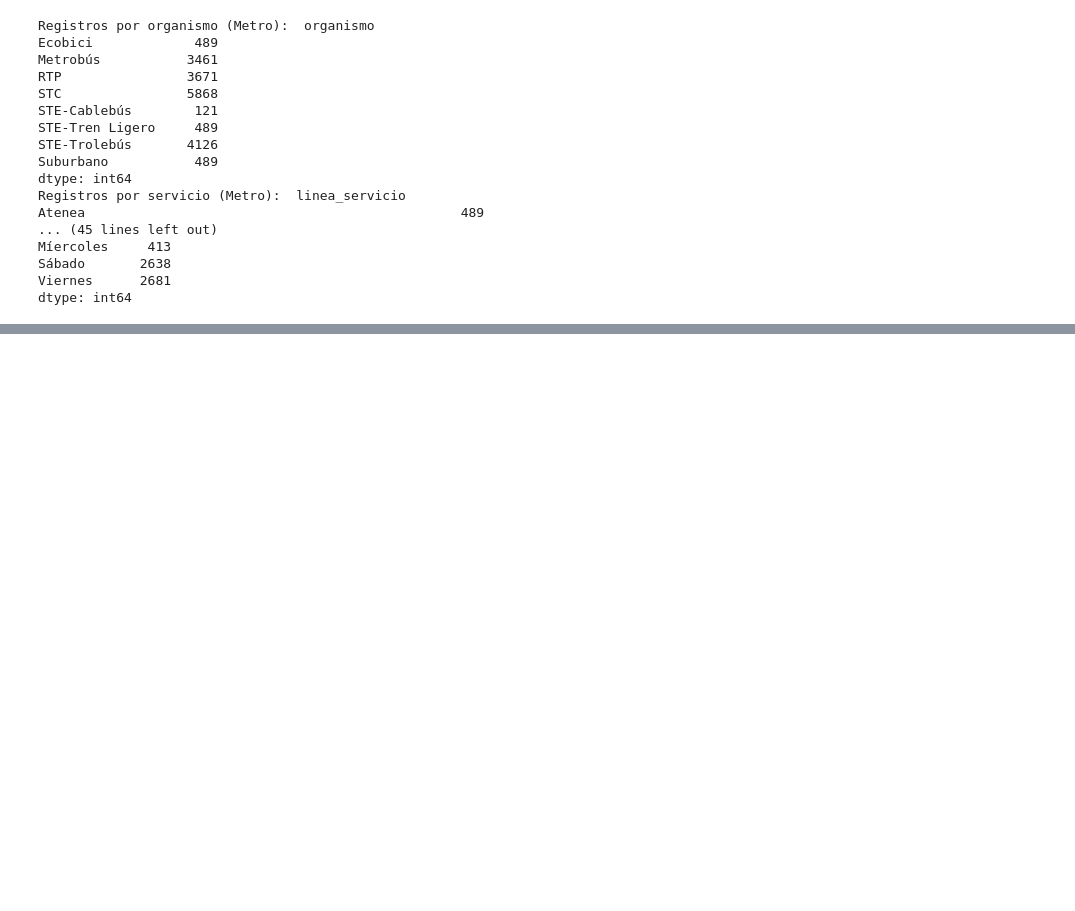
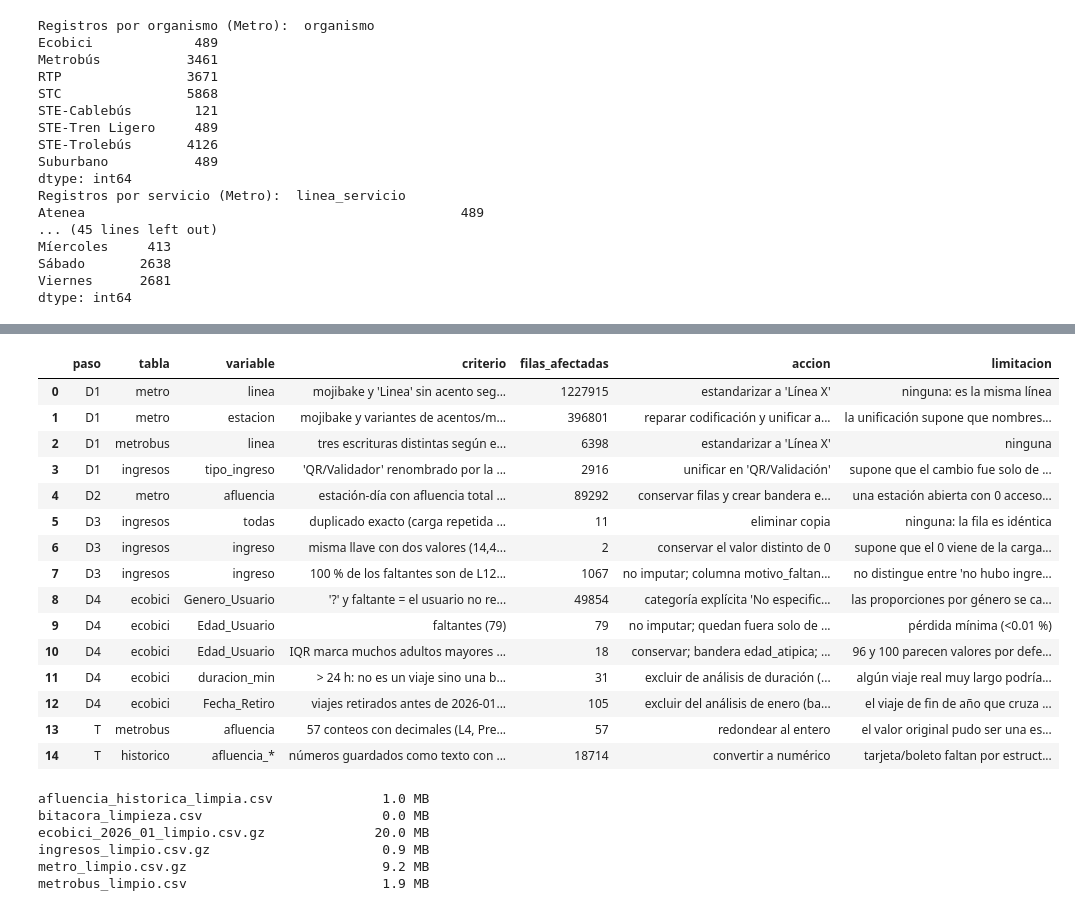
Before and after one commit to Juan-Gallegos7/Movilidad-Urbana-del-Sistema-de-Transporte-CDMX, a Jupyter notebook: Proyecto_Movilidad_CDMX.ipynb, the cells around one changed output, grey strips where cells are left out. Cells and saved outputs as stored; diff of their text form; code cells hidden in the pictures; blank space fills up the shorter version.

Commit message:
Limpieza

```diff
--- a/Proyecto_Movilidad_CDMX.ipynb
+++ b/Proyecto_Movilidad_CDMX.ipynb
@@ -270,0 +792,39 @@ dtype: int64
+# %%
+bitacora = pd.DataFrame(registro)
+display(bitacora)
+
+bitacora.to_csv(OUT_DATA / "bitacora_limpieza.csv", index=False)
+metro.to_csv(OUT_DATA / "metro_limpio.csv.gz", index=False, compression="gzip")
+metrobus.to_csv(OUT_DATA / "metrobus_limpio.csv", index=False)
+ingresos.to_csv(OUT_DATA / "ingresos_limpio.csv.gz", index=False, compression="gzip")
+historico.to_csv(OUT_DATA / "afluencia_historica_limpia.csv", index=False)
+cols_eco = ["genero", "Edad_Usuario", "rango_edad", "edad_atipica", "Ciclo_Estacion_Retiro",
+            "Ciclo_EstacionArribo", "fecha_retiro", "hora_retiro", "dia_semana", "tipo_dia",
+            "duracion_min", "duracion_imposible", "fuera_de_periodo"]
+ecobici[cols_eco].to_csv(OUT_DATA / "ecobici_2026_01_limpio.csv.gz", index=False, compression="gzip")
+
+for f in sorted(OUT_DATA.iterdir()):
+    print(f"{f.name:40s} {f.stat().st_size / 1e6:6.1f} MB")
+# %% [output]
+|  | paso | tabla | variable | criterio | filas_afectadas | accion | limitacion |
+| 0 | D1 | metro | linea | mojibake y 'Linea' sin acento seg... | 1227915 | estandarizar a 'Línea X' | ninguna: es la misma línea |
+| 1 | D1 | metro | estacion | mojibake y variantes de acentos/m... | 396801 | reparar codificación y unificar a... | la unificación supone que nombres... |
+| 2 | D1 | metrobus | linea | tres escrituras distintas según e... | 6398 | estandarizar a 'Línea X' | ninguna |
+| 3 | D1 | ingresos | tipo_ingreso | 'QR/Validador' renombrado por la ... | 2916 | unificar en 'QR/Validación' | supone que el cambio fue solo de ... |
+| 4 | D2 | metro | afluencia | estación-día con afluencia total ... | 89292 | conservar filas y crear bandera e... | una estación abierta con 0 acceso... |
+| 5 | D3 | ingresos | todas | duplicado exacto (carga repetida ... | 11 | eliminar copia | ninguna: la fila es idéntica |
+| 6 | D3 | ingresos | ingreso | misma llave con dos valores (14,4... | 2 | conservar el valor distinto de 0 | supone que el 0 viene de la carga... |
+| 7 | D3 | ingresos | ingreso | 100 % de los faltantes son de L12... | 1067 | no imputar; columna motivo_faltan... | no distingue entre 'no hubo ingre... |
+| 8 | D4 | ecobici | Genero_Usuario | '?' y faltante = el usuario no re... | 49854 | categoría explícita 'No especific... | las proporciones por género se ca... |
+| 9 | D4 | ecobici | Edad_Usuario | faltantes (79) | 79 | no imputar; quedan fuera solo de ... | pérdida mínima (<0.01 %) |
+| 10 | D4 | ecobici | Edad_Usuario | IQR marca muchos adultos mayores ... | 18 | conservar; bandera edad_atipica; ... | 96 y 100 parecen valores por defe... |
+| 11 | D4 | ecobici | duracion_min | > 24 h: no es un viaje sino una b... | 31 | excluir de análisis de duración (... | algún viaje real muy largo podría... |
+| 12 | D4 | ecobici | Fecha_Retiro | viajes retirados antes de 2026-01... | 105 | excluir del análisis de enero (ba... | el viaje de fin de año que cruza ... |
+| 13 | T | metrobus | afluencia | 57 conteos con decimales (L4, Pre... | 57 | redondear al entero | el valor original pudo ser una es... |
+| 14 | T | historico | afluencia_* | números guardados como texto con ... | 18714 | convertir a numérico | tarjeta/boleto faltan por estruct... |
+afluencia_historica_limpia.csv              1.0 MB
+bitacora_limpieza.csv                       0.0 MB
+ecobici_2026_01_limpio.csv.gz              20.0 MB
+ingresos_limpio.csv.gz                      0.9 MB
+metro_limpio.csv.gz                         9.2 MB
+metrobus_limpio.csv                         1.9 MB
```
Also changed, not shown: parts of 28 cells of this notebook, 10 other files.
